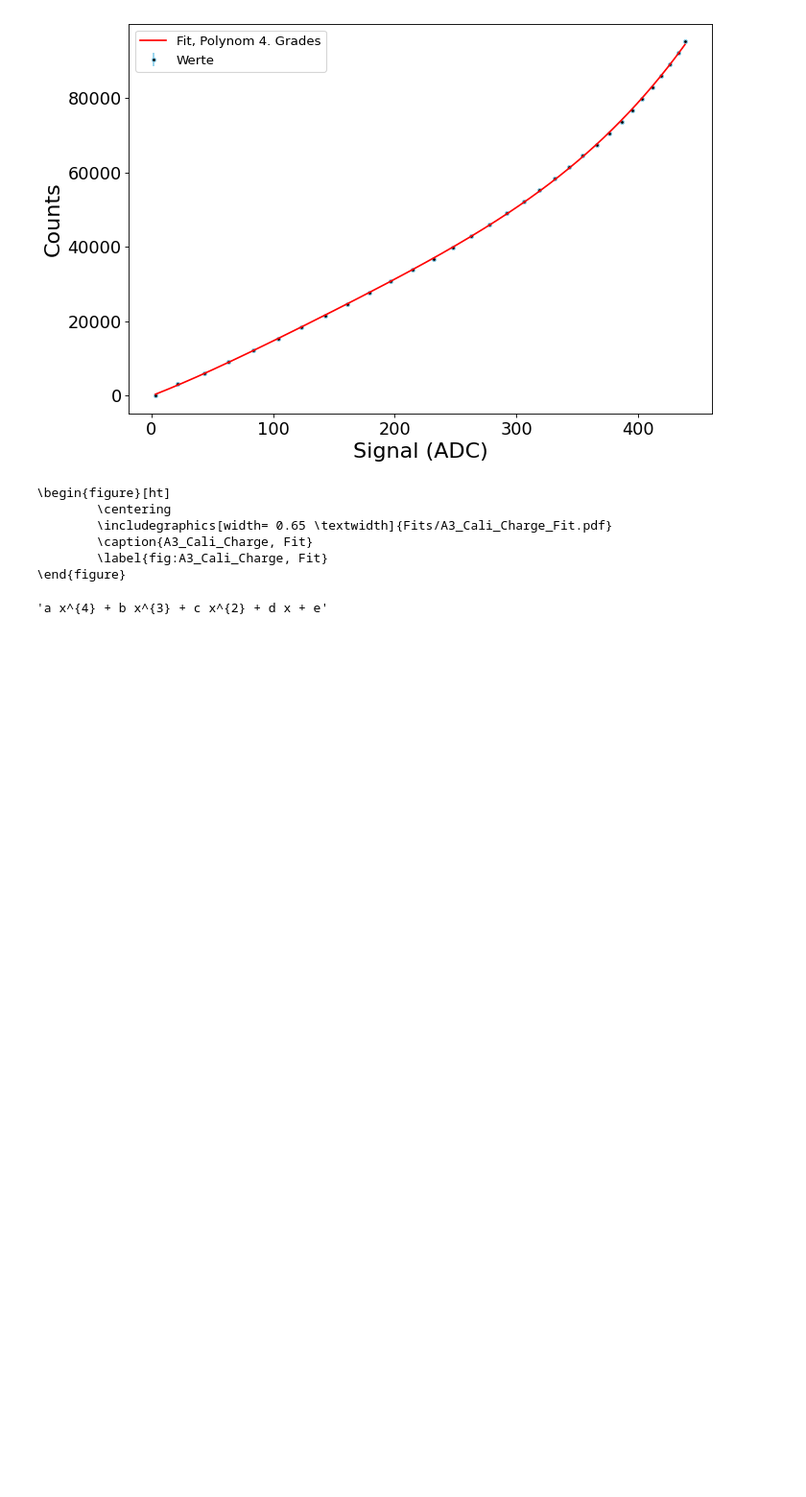
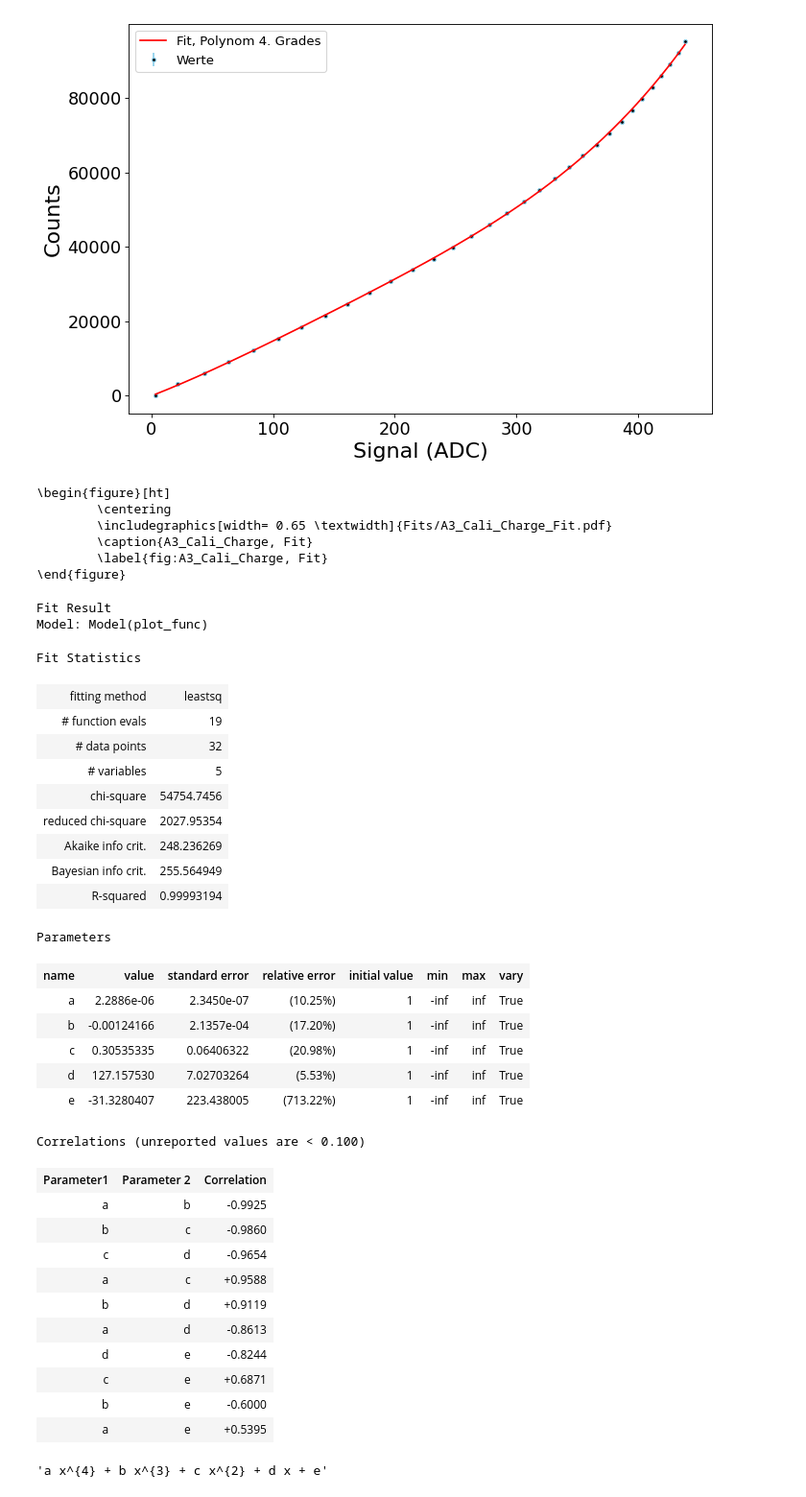
Before and after one commit to TimLockstedt/MP, a Jupyter notebook: FP14/JanTim/A3/Plott_var_func_Manuell.ipynb, the cells around one changed output. Shown at 96% size. Cells and saved outputs as stored; diff of their text form; code cells hidden in the pictures; blank space fills up the shorter version.

```diff
--- a/FP14/JanTim/A3/Plott_var_func_Manuell.ipynb
+++ b/FP14/JanTim/A3/Plott_var_func_Manuell.ipynb
@@ -511,6 +511,40 @@ finish(Daten.get_x(),Daten.get_y(),result, Daten.get_FileName(), Daten.get_yerr(
         \caption{A3_Cali_Charge, Fit}
         \label{fig:A3_Cali_Charge, Fit}
 \end{figure}
+# %%
+result
+# %% [output]
+Fit Result
+Model: Model(plot_func)
+Fit Statistics
+| fitting method | leastsq |
+| # function evals | 19 |
+| # data points | 32 |
+| # variables | 5 |
+| chi-square | 54754.7456 |
+| reduced chi-square | 2027.95354 |
+| Akaike info crit. | 248.236269 |
+| Bayesian info crit. | 255.564949 |
+| R-squared | 0.99993194 |
+Parameters
+| name | value | standard error | relative error | initial value | min | max | vary |
+| a | 2.2886e-06 | 2.3450e-07 | (10.25%) | 1 | -inf | inf | True |
+| b | -0.00124166 | 2.1357e-04 | (17.20%) | 1 | -inf | inf | True |
+| c | 0.30535335 | 0.06406322 | (20.98%) | 1 | -inf | inf | True |
+| d | 127.157530 | 7.02703264 | (5.53%) | 1 | -inf | inf | True |
+| e | -31.3280407 | 223.438005 | (713.22%) | 1 | -inf | inf | True |
+Correlations (unreported values are < 0.100)
+| Parameter1 | Parameter 2 | Correlation |
+| a | b | -0.9925 |
+| b | c | -0.9860 |
+| c | d | -0.9654 |
+| a | c | +0.9588 |
+| b | d | +0.9119 |
+| a | d | -0.8613 |
+| d | e | -0.8244 |
+| c | e | +0.6871 |
+| b | e | -0.6000 |
+| a | e | +0.5395 |
 # %%
 def func(x,a=1,b=1,c=1,d=1,e=1):
     return a*x**4+b*x**3+c*x**2+d*x+e
```
Also changed, not shown: 14 other files.
